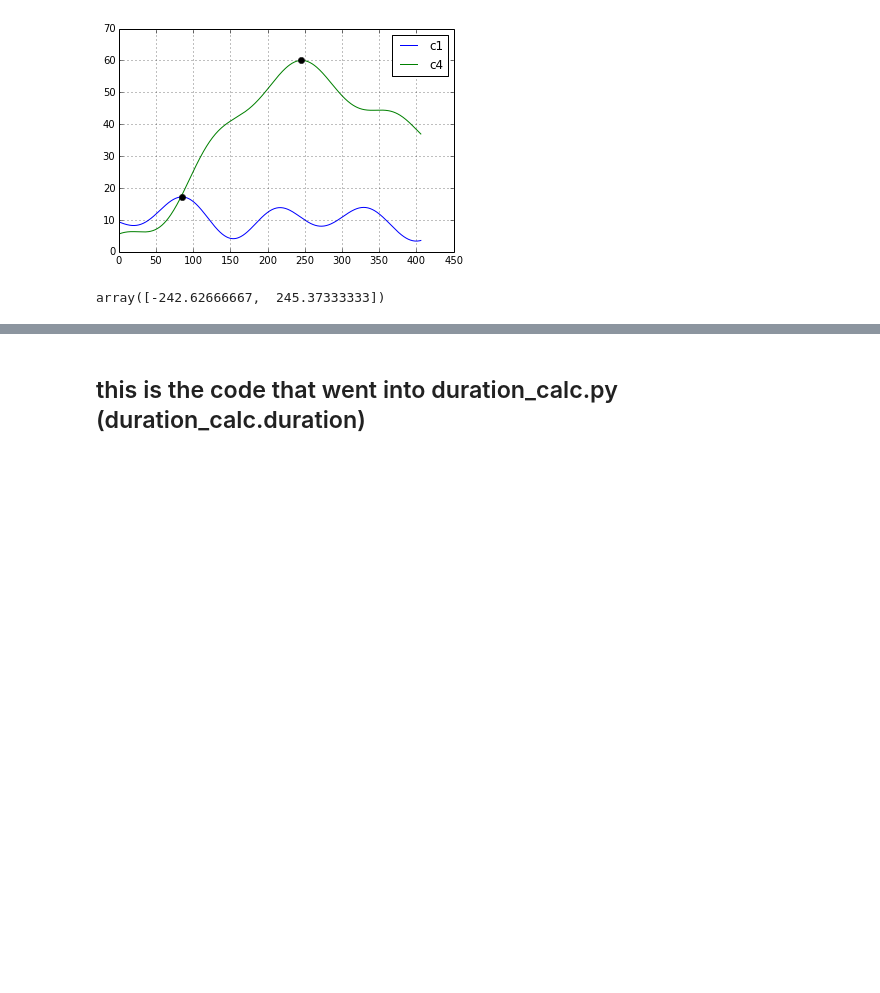
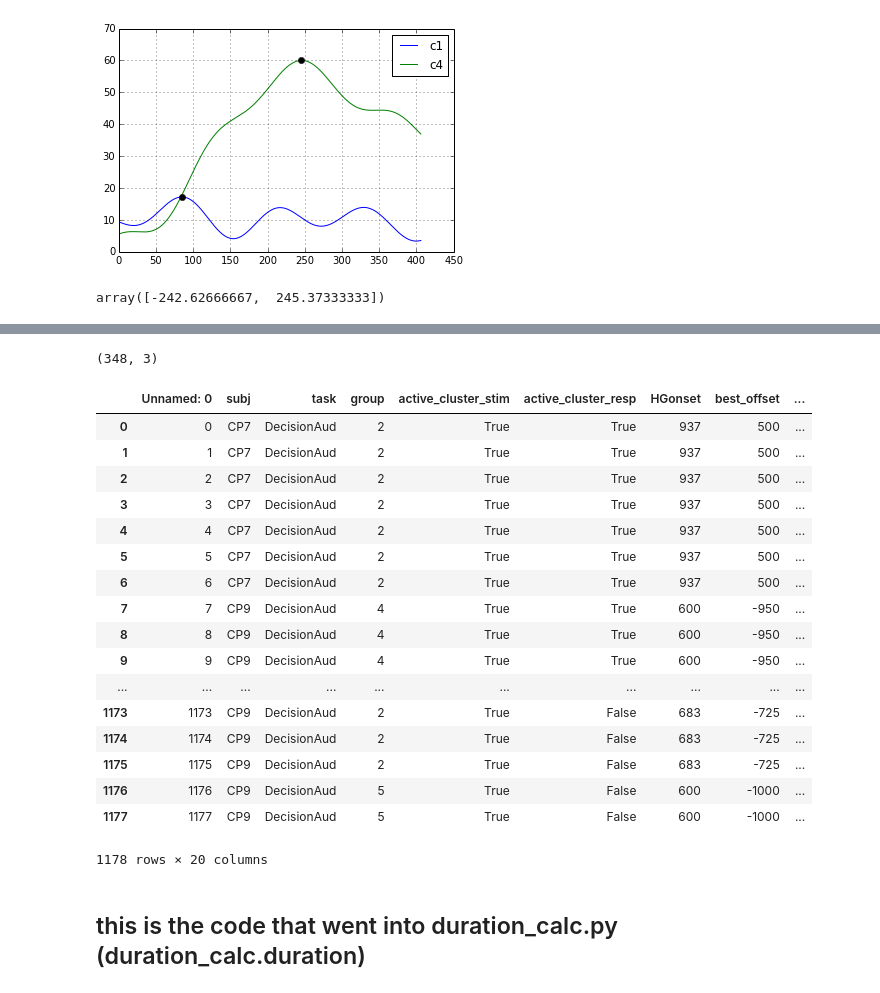
Before and after one commit to matarhaller/ECOGpy, a Jupyter notebook: duration.ipynb, the cells around one changed output, grey strips where cells are left out. Cells and saved outputs as stored; diff of their text form; code cells hidden in the pictures; blank space fills up the shorter version.

Commit message:
create csv file with criteria

```diff
--- a/duration.ipynb
+++ b/duration.ipynb
@@ -167,0 +172,15 @@ array([-242.62666667,  245.37333333])
+# %%
+SJdir = '/home/knight/matar/MATLAB/DATA/Avgusta/'
+# %%
+df = pd.read_csv(os.path.join(SJdir, 'PCA','duration_dict', 'groupidx_activeclusters_hclust_withduration_thresh15_maxRTlocked.csv'))
+# %%
+df['Rvals_passed'] = df['Rvals'] > 0.1
+df['pvals_passed'] = df['pvals']<0.05
+df['best_offset_passed'] = (df['best_offset']>=-300) & (df['best_offset']<=450)
+df['max_resplocked_passed'] = df['max_resplocked']<=0
+df['postRT_max_passed'] = (df['postRT_max'] <= 150) | (df['postRT_max']>=450)
+df['all_criteria_passed'] = (df['Rvals'] > 0.1) & (df['pvals']<0.05) & ((df['best_offset']>=-300) & (df['best_offset']<=450)) & ( df['max_resplocked']<=0) & ( (df['postRT_max'] <= 150) | (df['postRT_max']>=450))
+# %%
+df.iloc[find(df.all_criteria_passed)][['subj','task','group']].shape
+# %% [output]
+(348, 3)
@@ -168,3 +192,24 @@ array([-242.62666667,  245.37333333])
+# %%
+df
+# %% [output]
+|  | Unnamed: 0 | subj | task | group | active_cluster_stim | active_cluster_resp | HGonset | best_offset | ... |
+| 0 | 0 | CP7 | DecisionAud | 2 | True | True | 937 | 500 | ... |
+| 1 | 1 | CP7 | DecisionAud | 2 | True | True | 937 | 500 | ... |
+| 2 | 2 | CP7 | DecisionAud | 2 | True | True | 937 | 500 | ... |
+| 3 | 3 | CP7 | DecisionAud | 2 | True | True | 937 | 500 | ... |
+| 4 | 4 | CP7 | DecisionAud | 2 | True | True | 937 | 500 | ... |
+| 5 | 5 | CP7 | DecisionAud | 2 | True | True | 937 | 500 | ... |
+| 6 | 6 | CP7 | DecisionAud | 2 | True | True | 937 | 500 | ... |
+| 7 | 7 | CP9 | DecisionAud | 4 | True | True | 600 | -950 | ... |
+| 8 | 8 | CP9 | DecisionAud | 4 | True | True | 600 | -950 | ... |
+| 9 | 9 | CP9 | DecisionAud | 4 | True | True | 600 | -950 | ... |
+| ... | ... | ... | ... | ... | ... | ... | ... | ... | ... |
+| 1173 | 1173 | CP9 | DecisionAud | 2 | True | False | 683 | -725 | ... |
+| 1174 | 1174 | CP9 | DecisionAud | 2 | True | False | 683 | -725 | ... |
+| 1175 | 1175 | CP9 | DecisionAud | 2 | True | False | 683 | -725 | ... |
+| 1176 | 1176 | CP9 | DecisionAud | 5 | True | False | 600 | -1000 | ... |
+| 1177 | 1177 | CP9 | DecisionAud | 5 | True | False | 600 | -1000 | ... |
+1178 rows × 20 columns
 # %% [markdown]
 ## this is the code that went into duration_calc.py (duration_calc.duration)
 # %%
```
Also changed, not shown: parts of 3 cells of this notebook.
